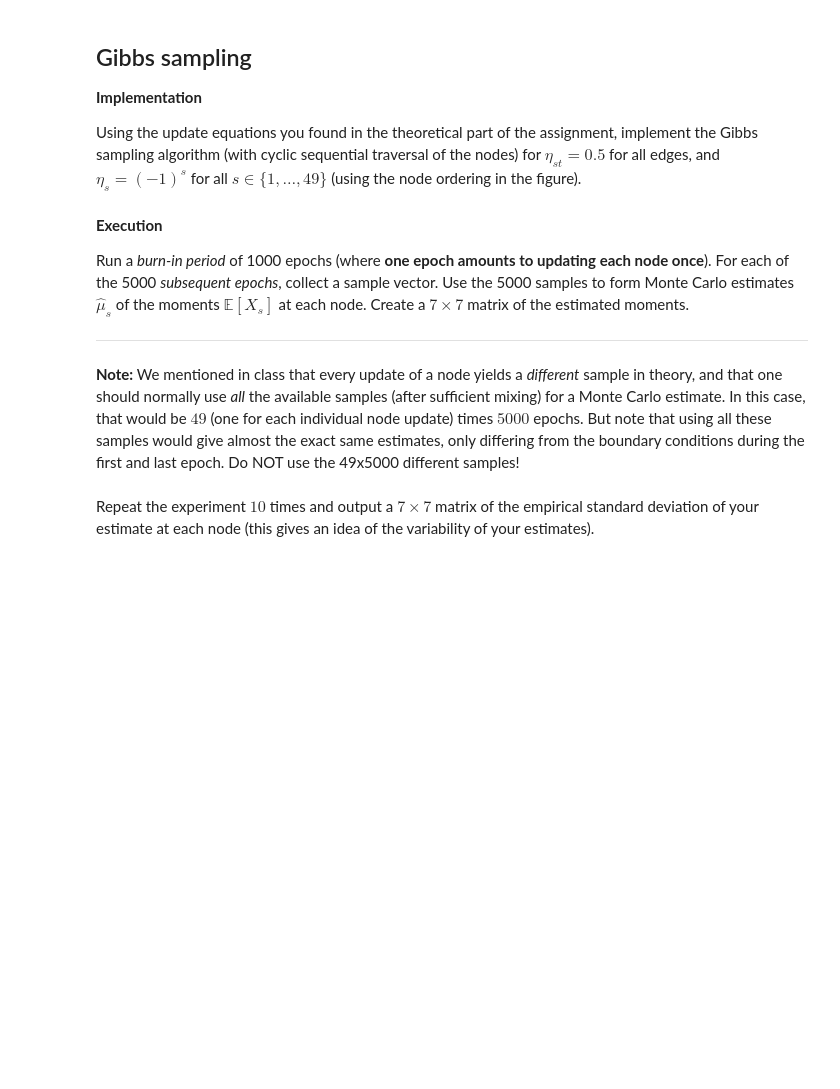
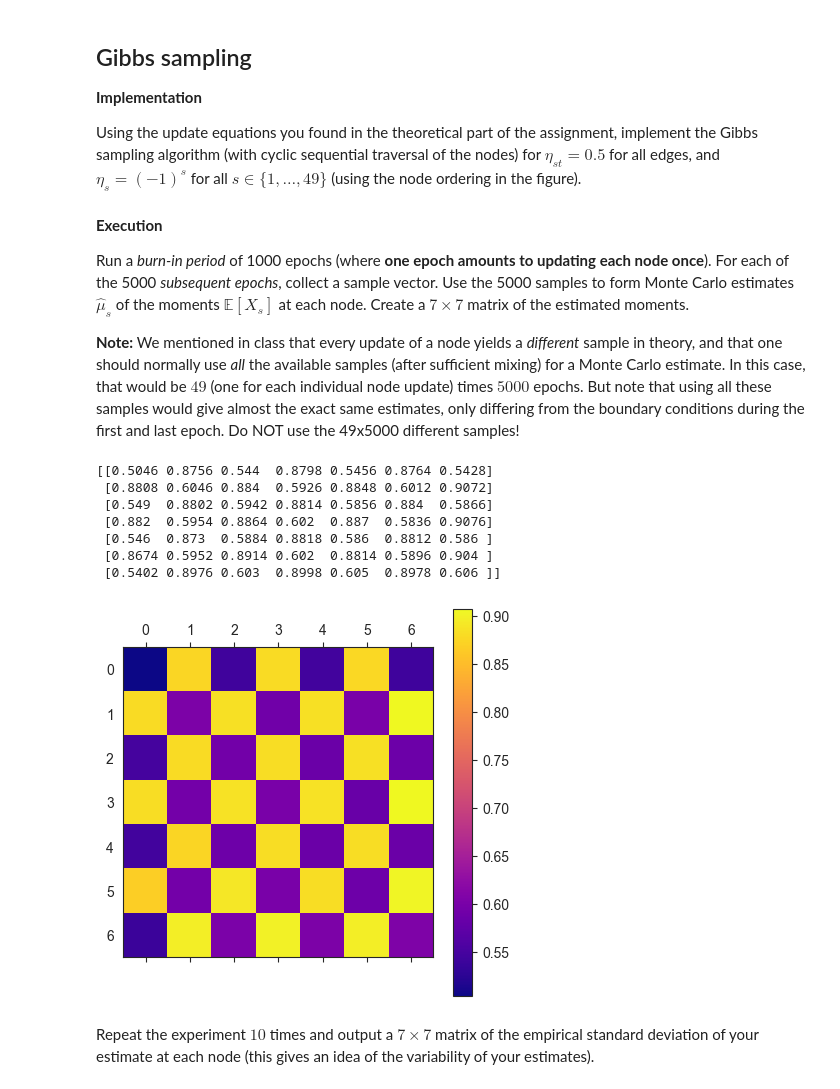
Before and after one commit to Gregb26/IFT-6269-Greg, a Jupyter notebook: Homework 5/Hw5_code.ipynb, the cells around one changed output. Cells and saved outputs as stored; diff of their text form; code cells hidden in the pictures; blank space fills up the shorter version.

```diff
--- a/Homework 5/Hw5_code.ipynb
+++ b/Homework 5/Hw5_code.ipynb
@@ -21,7 +21,7 @@ sns.set_style("white")
 
 def show_matrix(A):
     matfig = plt.figure(figsize=(5,5))
-    plt.matshow(A, cmap=plt.cm.gray, fignum=matfig.number)
+    plt.matshow(A, cmap=plt.cm.plasma, fignum=matfig.number)
     plt.colorbar()
     plt.show()
 
@@ -88,22 +121,29 @@ def gibbs_sampling(X0, burn_in, num_epochs):
 
 Run a *burn-in period* of 1000 epochs (where **one epoch amounts to updating each node once**). For each of the 5000 *subsequent epochs*, collect a sample vector. Use the 5000 samples to form Monte Carlo estimates $\hat{\mu}_s$ of the moments $\mathbb{E}[X_s]$ at each node. Create a $7 \times 7$ matrix of the estimated moments.
 
----
-
 
 **Note:** We mentioned in class that every update of a node yields a *different* sample in theory, and that one should normally use *all* the available samples (after sufficient mixing) for a Monte Carlo estimate. In this case, that would be $49$ (one for each individual node update) times $5000$ epochs. But note that using all these samples would give almost the exact same estimates, only differing from the boundary conditions during the first and last epoch. Do NOT use the 49x5000 different samples!
 # %%
 # Keep this initialization scheme
 X0 = 1.0 * (np.random.rand(7, 7) > 0.5)
 
-# We run your Gibbs sampling function
-samples = gibbs_sampling(X0, burn_in=1000, num_epochs=5000)
+# Running Gibbs sampling function
+samples = gibbs_sampling(X0, burn_in=1000, num_epochs=6000) # num_epoch was set to 5000 but we need 5000 epochs AFTER burn-in time
 
-# TODO: Use the samples to perform the Monte Carlo estimates for \hat{mu}_s
-mu_hat = np.random.rand(7, 7) # this is dummy code!
+# Using the samples to perform the Monte Carlo estimates for \hat{mu}_s
+mu_hat = np.sum(samples, axis = 0) / samples.shape[0]
 
-# Do NOT change these last two lines
+# # Do NOT change these last two lines
 print(mu_hat)
 show_matrix(mu_hat)
+# %% [output]
+[[0.5046 0.8756 0.544  0.8798 0.5456 0.8764 0.5428]
+ [0.8808 0.6046 0.884  0.5926 0.8848 0.6012 0.9072]
+ [0.549  0.8802 0.5942 0.8814 0.5856 0.884  0.5866]
+ [0.882  0.5954 0.8864 0.602  0.887  0.5836 0.9076]
+ [0.546  0.873  0.5884 0.8818 0.586  0.8812 0.586 ]
+ [0.8674 0.5952 0.8914 0.602  0.8814 0.5896 0.904 ]
+ [0.5402 0.8976 0.603  0.8998 0.605  0.8978 0.606 ]]
+[figure, added]
 # %% [markdown]
 Repeat the experiment $10$ times and output a $7 \times 7$ matrix of the empirical standard deviation of your estimate at each node (this gives an idea of the variability of your estimates).
```
Also changed, not shown: parts of 12 cells of this notebook.
